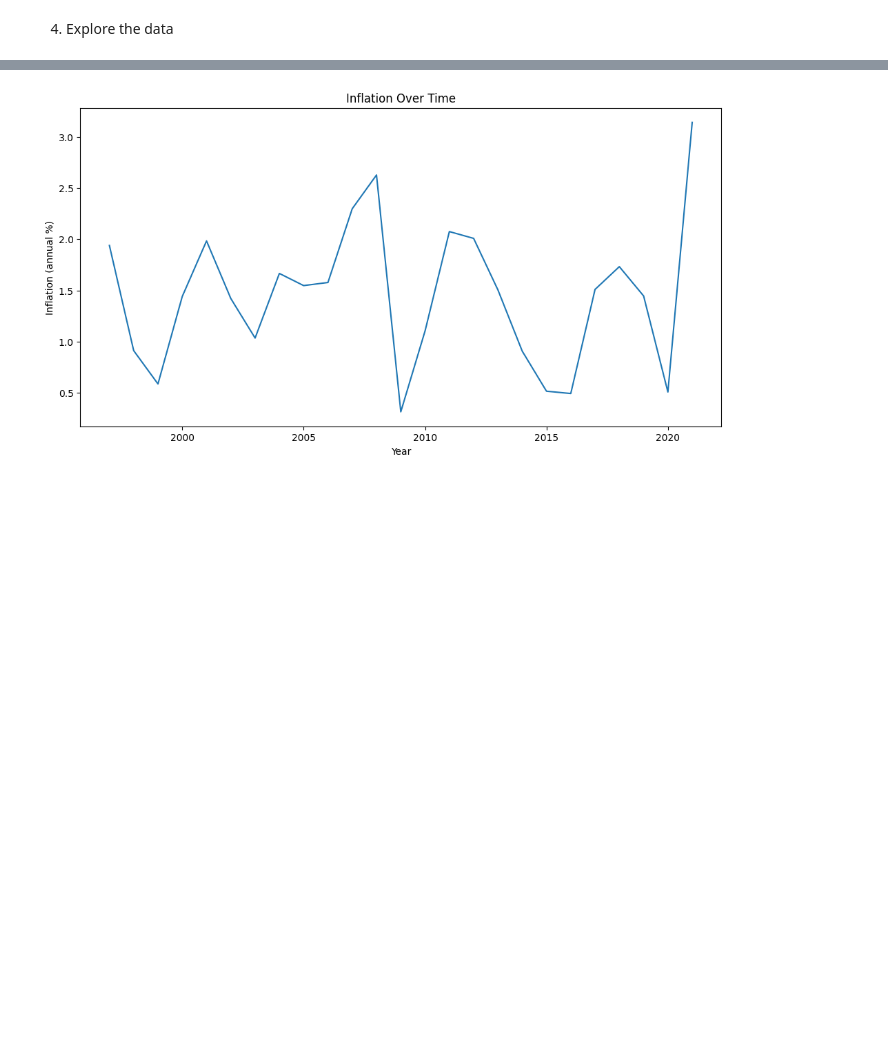
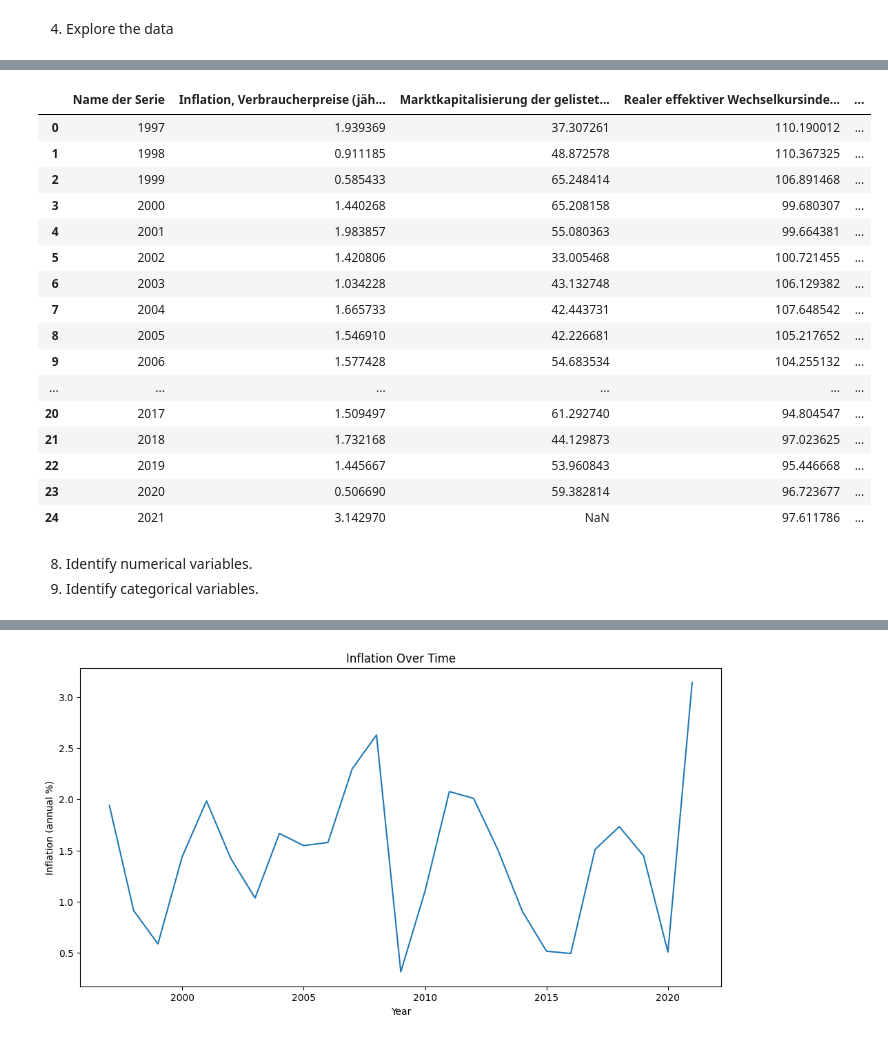
Before and after one commit to mjzago/INTOcode, a Jupyter notebook: Agile Data Project with Python/Germany.ipynb, the cells around one changed output, grey strips where cells are left out. Cells and saved outputs as stored; diff of their text form; code cells hidden in the pictures; blank space fills up the shorter version.

```diff
--- a/Agile Data Project with Python/Germany.ipynb
+++ b/Agile Data Project with Python/Germany.ipynb
@@ -116,0 +150,7 @@ df.head()
+# %%
+df['Marktkapitalisierung der gelisteten inländischen Unternehmen (% des BIP)'] = pd.to_numeric(df['Marktkapitalisierung der gelisteten inländischen Unternehmen (% des BIP)'], errors='coerce')
+df['Persönliche Überweisungen (aktuelle US$)'] = pd.to_numeric(df['Persönliche Überweisungen (aktuelle US$)'], errors='coerce')
+df['Direktinvestitionen im Ausland, Nettoausgaben (BoP, aktuelle US$)'] = pd.to_numeric(df['Direktinvestitionen im Ausland, Nettoausgaben (BoP, aktuelle US$)'], errors='coerce')
+
+# Theses lines are converting a specified column in the DataFrame (for exemple 'Marktkapitalisierung der gelisteten inländischen Unternehmen (% des BIP)') to numeric values.
+# If there are any errors during the conversion, they will be replaced with NaN.
@@ -116,0 +187,23 @@ df.head()
+# %%
+df.head(30)
+# %% [output]
+|  | Name der Serie | Inflation, Verbraucherpreise (jäh... | Marktkapitalisierung der gelistet... | Realer effektiver Wechselkursinde... | ... |
+| 0 | 1997 | 1.939369 | 37.307261 | 110.190012 | ... |
+| 1 | 1998 | 0.911185 | 48.872578 | 110.367325 | ... |
+| 2 | 1999 | 0.585433 | 65.248414 | 106.891468 | ... |
+| 3 | 2000 | 1.440268 | 65.208158 | 99.680307 | ... |
+| 4 | 2001 | 1.983857 | 55.080363 | 99.664381 | ... |
+| 5 | 2002 | 1.420806 | 33.005468 | 100.721455 | ... |
+| 6 | 2003 | 1.034228 | 43.132748 | 106.129382 | ... |
+| 7 | 2004 | 1.665733 | 42.443731 | 107.648542 | ... |
+| 8 | 2005 | 1.546910 | 42.226681 | 105.217652 | ... |
+| 9 | 2006 | 1.577428 | 54.683534 | 104.255132 | ... |
+| ... | ... | ... | ... | ... | ... |
+| 20 | 2017 | 1.509497 | 61.292740 | 94.804547 | ... |
+| 21 | 2018 | 1.732168 | 44.129873 | 97.023625 | ... |
+| 22 | 2019 | 1.445667 | 53.960843 | 95.446668 | ... |
+| 23 | 2020 | 0.506690 | 59.382814 | 96.723677 | ... |
+| 24 | 2021 | 3.142970 | NaN | 97.611786 | ... |
+# %% [markdown]
+8. Identify numerical variables.
+9. Identify categorical variables.
```
Also changed, not shown: parts of 8 cells of this notebook.
